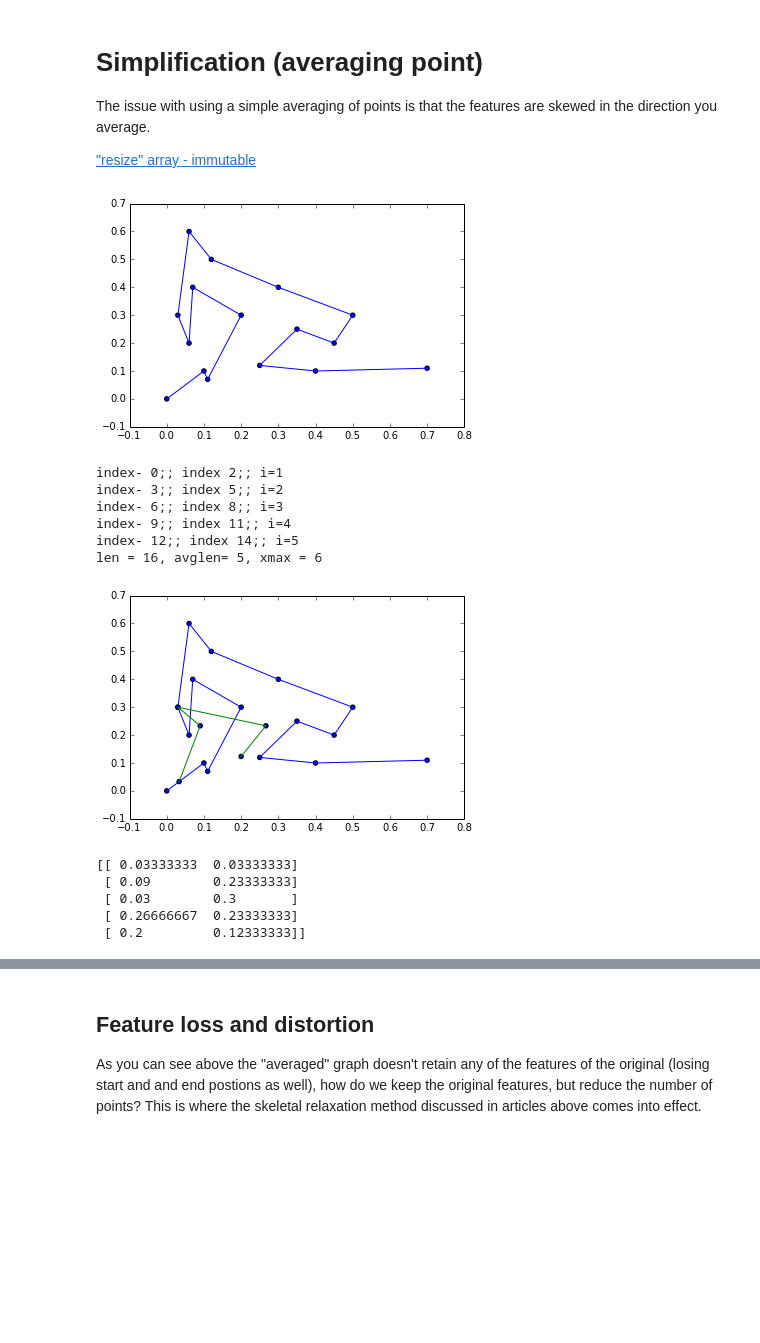
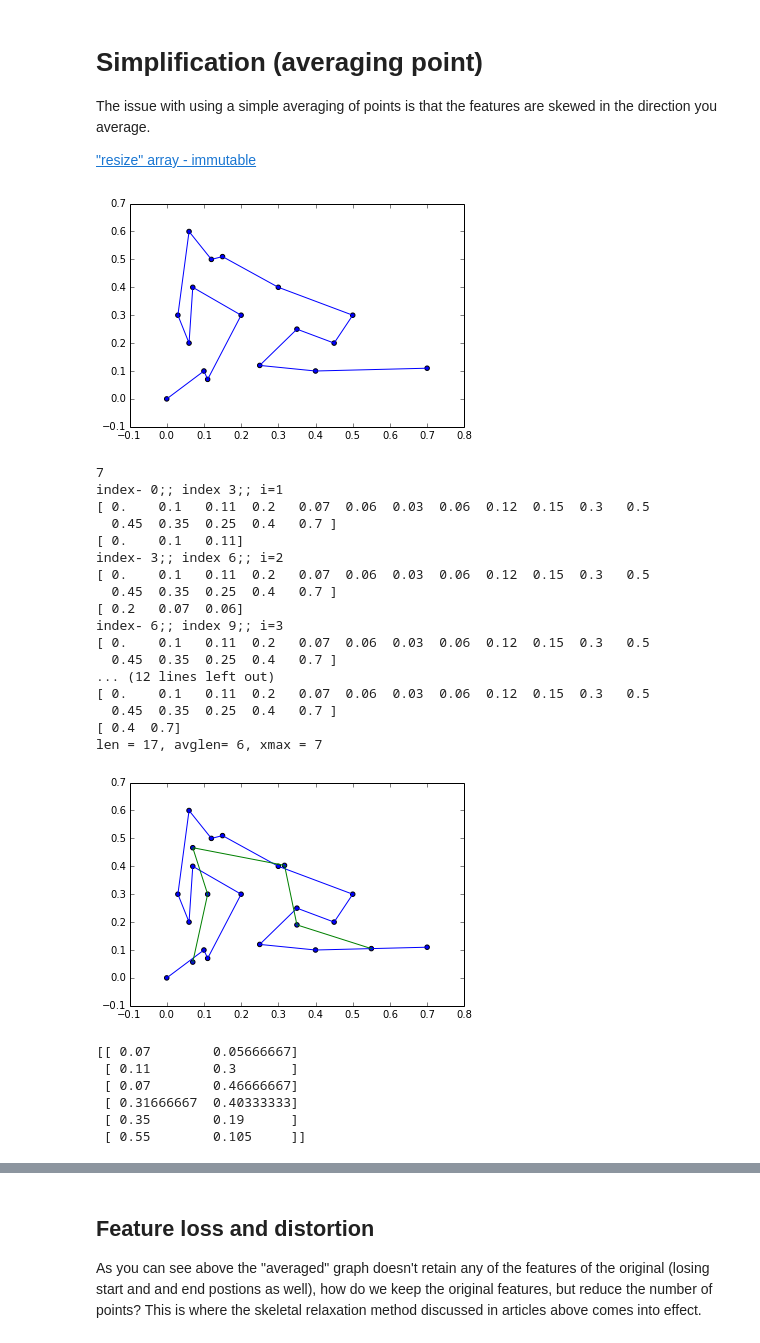
Before and after one commit to JENkt4k/pynotes-general, a Jupyter notebook: Complex Geo-spacial Algorithms.ipynb, the cells around one changed output, grey strips where cells are left out. Cells and saved outputs as stored; diff of their text form; code cells hidden in the pictures; blank space fills up the shorter version.

Commit message:
fixed algorithm indexes - errors included

```diff
--- a/Complex Geo-spacial Algorithms.ipynb
+++ b/Complex Geo-spacial Algorithms.ipynb
@@ -269,48 +272,68 @@ The issue with using a simple averaging of points is that the features are skewe
 
 ["resize" array - immutable](http://stackoverflow.com/questions/19646726/unsuccessful-append-to-an-empty-numpy-array)
 # %%
-orgpoints = np.array([[0, 0],[0.1, 0.1],[0.11,0.07],[0.2,0.3],[0.07,0.4],[0.06,0.2], [0.03,0.3], [0.06,0.6], [0.12,0.5],[0.3,0.4],[0.5,0.3],[0.45,0.2],[0.35,0.25],[0.25,0.12], [0.4,0.1], [0.7,0.11] ])
+orgpoints = np.array([[0, 0],[0.1, 0.1],[0.11,0.07],[0.2,0.3],[0.07,0.4],[0.06,0.2], [0.03,0.3], [0.06,0.6],[0.12,0.5],[0.15,0.51],[0.3,0.4],[0.5,0.3],[0.45,0.2],[0.35,0.25],[0.25,0.12], [0.4,0.1], [0.7,0.11] ])
 #print(orgpoints[:,0])
 plt.scatter(orgpoints[:,0],orgpoints[:,1])
 plt.plot(orgpoints[:,0],orgpoints[:,1])
 plt.show()
 # %% [output]
-[figure, old version]
+[figure, new version]
 # %%
 #now lets average the points from the positive x direction
 averagepoints = np.array([]).reshape(0,2) #averagepoints = np.array([[0,0]])
 xs = orgpoints[:,0]
 ys = orgpoints[:,1]
 pr = 3
-xmax = int(((len(xs)-1)/pr))+1
-
+xmax = int(((len(xs)-1)/pr))+2
+print(xmax)
 for i in range(1,xmax):
-    indx = (i*pr)-1
+    indx = (i*pr)
+    delta = pr
+    if(indx > (len(xs)-1)):
+        delta = pr - (indx - (len(xs)))
+        print("delta: %s | pr: %s | indx: %s | len(xs): %s | xmax %s" % (delta, pr, indx, len(xs), xmax))
+        indx = len(xs)
+        print("delta: %s | pr: %s | indx: %s | len(xs): %s | xmax %s" % (delta, pr, indx, len(xs), xmax))
     #print("using sum %s, no sum %s" % (sum(xs[i:(i-(pr-1))])/pr, (xs[i]+xs[i-1]+xs[i-2])/pr))
     #print(xs[(indx-(pr-1)):indx])
-    print("index- %s;; index %s;; i=%s" % ((indx-(pr-1)),indx, i))
-    nwx = sum(xs[(indx-(pr-1)):indx])/pr#(xs[i]+xs[i-1]+xs[i-2])/pr
-    nwy = sum(ys[(indx-(pr-1)):indx])/pr#(ys[i]+ys[i-1]+ys[i-2])/pr
+    print("index- %s;; index %s;; i=%s" % ((indx-(pr)),indx, i))
+    print(xs)
+    print(xs[(indx-(delta)):indx])
+    nwx = sum(xs[(indx-(delta)):indx])/delta#(xs[i]+xs[i-1]+xs[i-2])/pr
+    nwy = sum(ys[(indx-(delta)):indx])/delta#(ys[i]+ys[i-1]+ys[i-2])/pr
     averagepoints = np.r_[averagepoints,[[nwx,nwy]]]
     #print(averagepoints)
     #print("%s %s %s = %s" % (xs[i], xs[i-1], xs[i-2], (xs[i]+xs[i-1]+xs[i-2])/3.0))
 print("len = %s, avglen= %s, xmax = %s" % (len(xs), len(averagepoints), xmax))
 plt.scatter(orgpoints[:,0],orgpoints[:,1])
 plt.plot(orgpoints[:,0],orgpoints[:,1])
 plt.scatter(averagepoints[:,0],averagepoints[:,1])
 plt.plot(averagepoints[:,0],averagepoints[:,1])
 plt.show()
 print(averagepoints)
 # %% [output]
-index- 0;; index 2;; i=1
-index- 3;; index 5;; i=2
-index- 6;; index 8;; i=3
-index- 9;; index 11;; i=4
-index- 12;; index 14;; i=5
-len = 16, avglen= 5, xmax = 6
+7
+index- 0;; index 3;; i=1
+[ 0.    0.1   0.11  0.2   0.07  0.06  0.03  0.06  0.12  0.15  0.3   0.5
+  0.45  0.35  0.25  0.4   0.7 ]
+[ 0.    0.1   0.11]
+index- 3;; index 6;; i=2
+[ 0.    0.1   0.11  0.2   0.07  0.06  0.03  0.06  0.12  0.15  0.3   0.5
+  0.45  0.35  0.25  0.4   0.7 ]
+[ 0.2   0.07  0.06]
+index- 6;; index 9;; i=3
+[ 0.    0.1   0.11  0.2   0.07  0.06  0.03  0.06  0.12  0.15  0.3   0.5
+  0.45  0.35  0.25  0.4   0.7 ]
+... (12 lines left out)
+[ 0.    0.1   0.11  0.2   0.07  0.06  0.03  0.06  0.12  0.15  0.3   0.5
+  0.45  0.35  0.25  0.4   0.7 ]
+[ 0.4  0.7]
+len = 17, avglen= 6, xmax = 7
-[figure, old version]
+[figure, new version]
-[[ 0.03333333  0.03333333]
- [ 0.09        0.23333333]
- [ 0.03        0.3       ]
- [ 0.26666667  0.23333333]
- [ 0.2         0.12333333]]
+[[ 0.07        0.05666667]
+ [ 0.11        0.3       ]
+ [ 0.07        0.46666667]
+ [ 0.31666667  0.40333333]
+ [ 0.35        0.19      ]
+ [ 0.55        0.105     ]]
```
Also changed, not shown: parts of 5 cells of this notebook.
